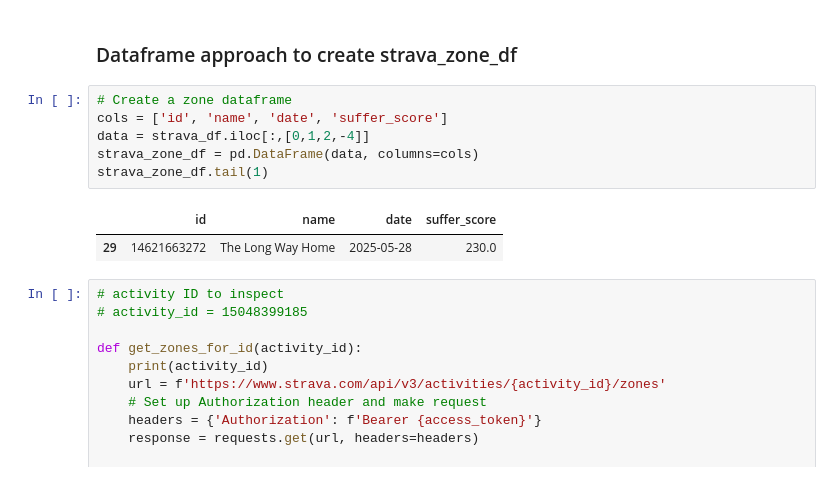
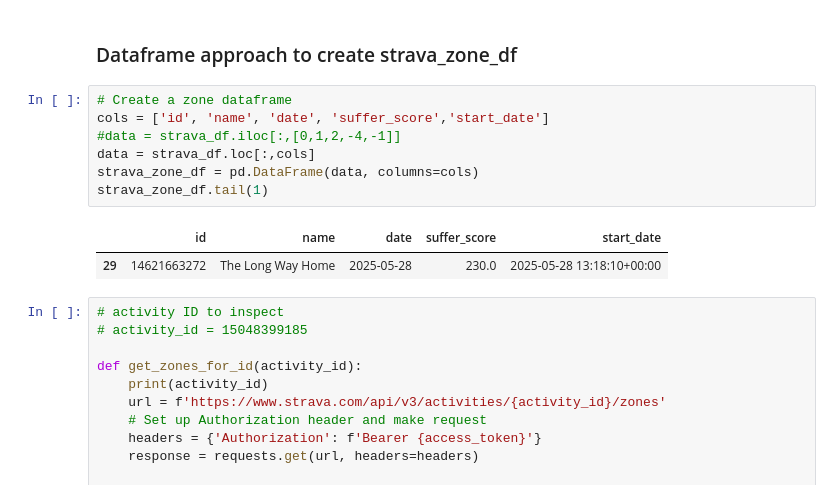
Before and after one commit to edterrell/healthy_heart, a Jupyter notebook: strava_API.ipynb, the cells around one changed output. Saved outputs shown, nothing was run; the diff lists cells and outputs as text.

```diff
--- a/strava_API.ipynb
+++ b/strava_API.ipynb
@@ -117,13 +120,14 @@ strava_df.head(2)
 ### Dataframe approach to create strava_zone_df
 # %%
 # Create a zone dataframe
-cols = ['id', 'name', 'date', 'suffer_score']
-data = strava_df.iloc[:,[0,1,2,-4]]
+cols = ['id', 'name', 'date', 'suffer_score','start_date']
+#data = strava_df.iloc[:,[0,1,2,-4,-1]]
+data = strava_df.loc[:,cols]
 strava_zone_df = pd.DataFrame(data, columns=cols)
 strava_zone_df.tail(1)
 # %% [output]
-|  | id | name | date | suffer_score |
-| 29 | 14621663272 | The Long Way Home | 2025-05-28 | 230.0 |
+|  | id | name | date | suffer_score | start_date |
+| 29 | 14621663272 | The Long Way Home | 2025-05-28 | 230.0 | 2025-05-28 13:18:10+00:00 |
 # %%
 # activity ID to inspect
 # activity_id = 15048399185
```
Also changed, not shown: parts of 18 cells of this notebook.
